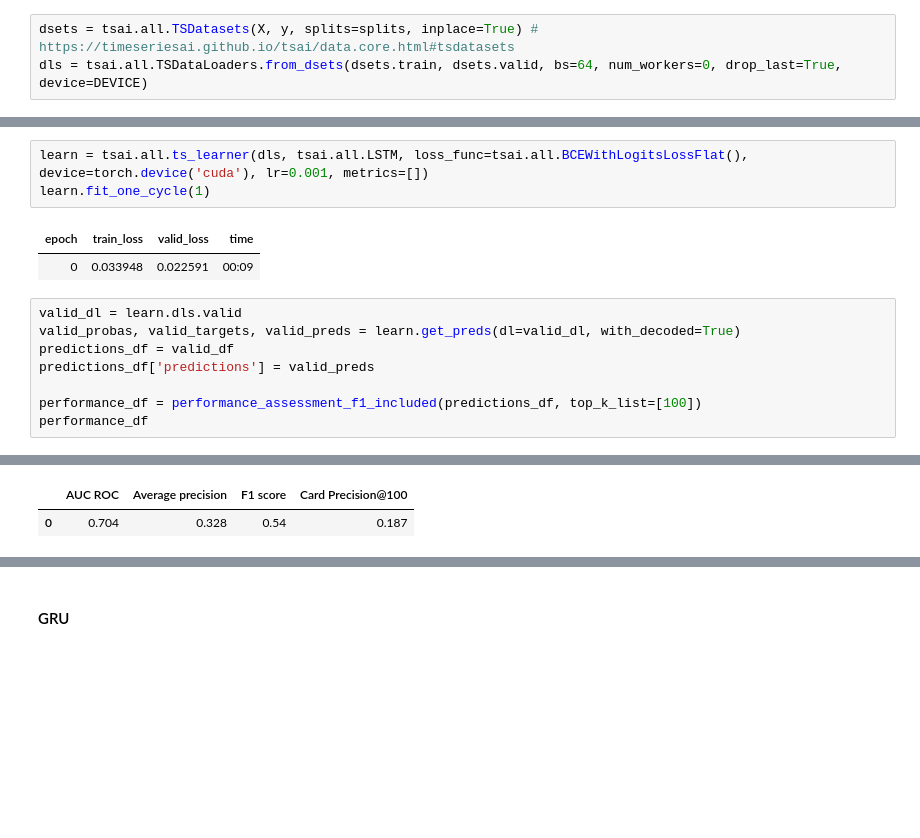
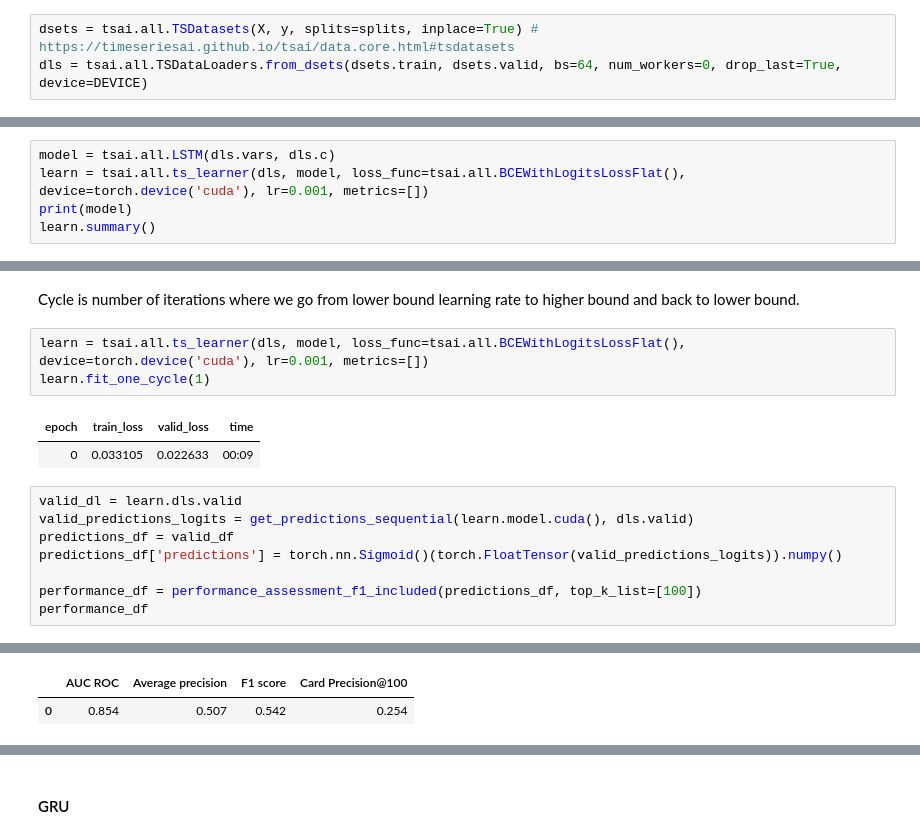
Before and after one commit to MarcinChamera/mgr-anomaly-ts-xai, a Jupyter notebook: tsai/tsai_sweeps-first_steps/tsai-available_models_overview.ipynb, the cells around one changed output, grey strips where cells are left out. Drawn from its saved outputs; the diff is of its cells as text; blank space fills up the shorter version.

```diff
--- a/tsai/tsai-available_models_overview.ipynb
+++ b/tsai/tsai_sweeps-first_steps/tsai-available_models_overview.ipynb
@@ -103,0 +106,5 @@ dls = tsai.all.TSDataLoaders.from_dsets(dsets.train, dsets.valid, bs=64, num_wor
+# %%
+model = tsai.all.LSTM(dls.vars, dls.c)
+learn = tsai.all.ts_learner(dls, model, loss_func=tsai.all.BCEWithLogitsLossFlat(), device=torch.device('cuda'), lr=0.001, metrics=[])
+print(model)
+learn.summary()
@@ -104,14 +135,16 @@ dls = tsai.all.TSDataLoaders.from_dsets(dsets.train, dsets.valid, bs=64, num_wor
+# %% [markdown]
+Cycle is number of iterations where we go from lower bound learning rate to higher bound and back to lower bound.
 # %%
-learn = tsai.all.ts_learner(dls, tsai.all.LSTM, loss_func=tsai.all.BCEWithLogitsLossFlat(), device=torch.device('cuda'), lr=0.001, metrics=[])
+learn = tsai.all.ts_learner(dls, model, loss_func=tsai.all.BCEWithLogitsLossFlat(), device=torch.device('cuda'), lr=0.001, metrics=[])
 learn.fit_one_cycle(1)
 # %% [output]
 | epoch | train_loss | valid_loss | time |
-| 0 | 0.033948 | 0.022591 | 00:09 |
+| 0 | 0.033105 | 0.022633 | 00:09 |
 # %%
 valid_dl = learn.dls.valid
-valid_probas, valid_targets, valid_preds = learn.get_preds(dl=valid_dl, with_decoded=True)
+valid_predictions_logits = get_predictions_sequential(learn.model.cuda(), dls.valid)
 predictions_df = valid_df
-predictions_df['predictions'] = valid_preds
+predictions_df['predictions'] = torch.nn.Sigmoid()(torch.FloatTensor(valid_predictions_logits)).numpy()
 
 performance_df = performance_assessment_f1_included(predictions_df, top_k_list=[100])
 performance_df
@@ -120,2 +152,2 @@ performance_df
 |  | AUC ROC | Average precision | F1 score | Card Precision@100 |
-| 0 | 0.704 | 0.328 | 0.54 | 0.187 |
+| 0 | 0.854 | 0.507 | 0.542 | 0.254 |
```
Also changed, not shown: parts of 61 cells of this notebook, 2 other files.
